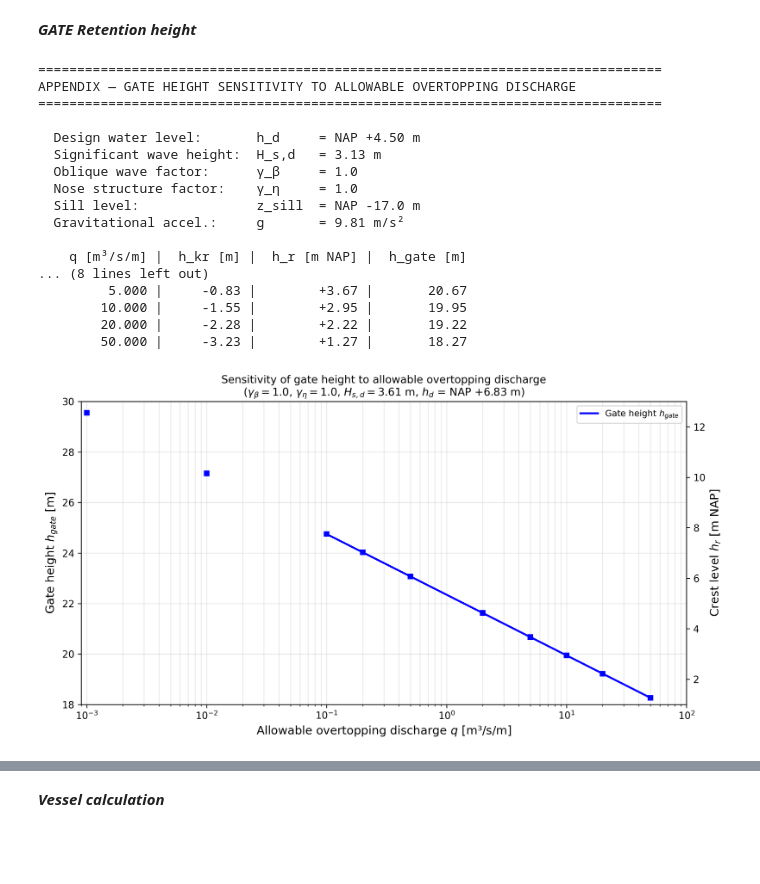
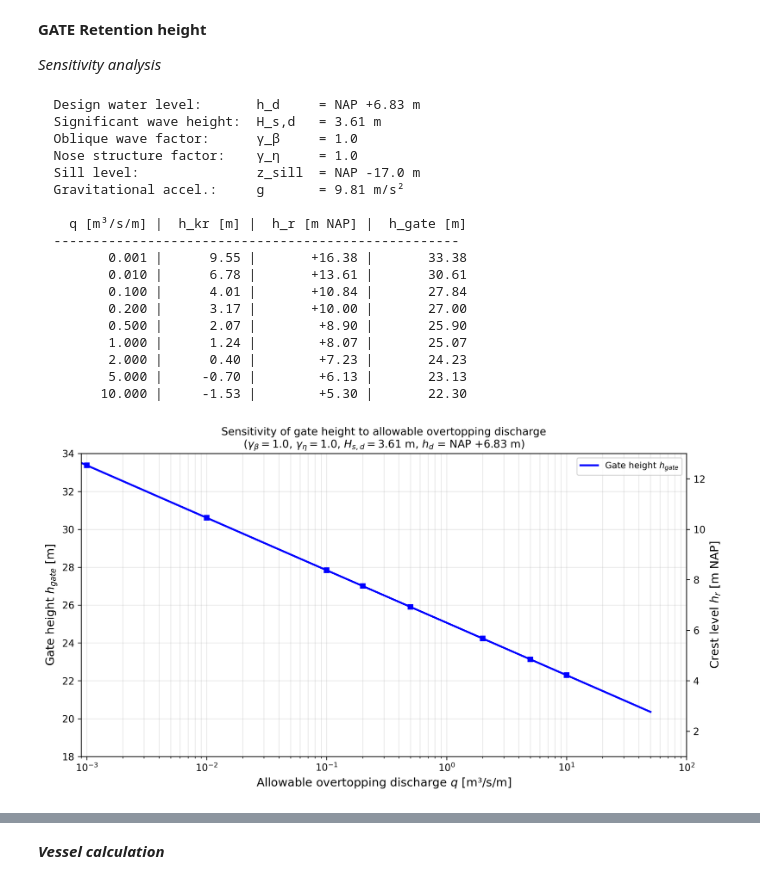
Before and after one commit to hsalden/The-Holland-Barrier, a Jupyter notebook: Functional_design.ipynb, the cells around one changed output, grey strips where cells are left out. Saved outputs shown, nothing was run; the diff lists cells and outputs as text; code cells hidden in the pictures; blank space fills up the shorter version.

```diff
--- a/Functional_design.ipynb
+++ b/Functional_design.ipynb
@@ -1,5 +1,7 @@
 # %% [markdown]
-***GATE Retention height***
+**GATE Retention height**
+
+*Sensitivity analysis*
 # %%
 import numpy as np
 import matplotlib.pyplot as plt
@@ -7,8 +9,8 @@ import matplotlib.pyplot as plt
 # ============================================================
 # INPUT PARAMETERS
 # ============================================================
-h_d        = 4.5     # Design water level [m NAP]
-H_s_d      = 3.13     # Design significant wave height [m]
+h_d        = 6.83     # Design water level [m NAP]
+H_s_d      = 3.61     # Design significant wave height [m]
 g          = 9.81     # Gravitational acceleration [m/s²]
 z_sill     = -17.0    # Sill level [m NAP]
 gamma_beta = 1.0      # Normal wave incidence
@@ -25,12 +27,9 @@ def calc_overtopping(q_val):
 # ============================================================
 # TABLE
 # ============================================================
-q_values = [ 0.001, 0.01, 0.1, 0.2, 0.5, 1.0, 2.0, 5.0, 10.0, 20.0, 50.0]
+q_values = [ 0.001, 0.01, 0.1, 0.2, 0.5, 1.0, 2.0, 5.0, 10]
 
-print("=" * 80)
-print("APPENDIX — GATE HEIGHT SENSITIVITY TO ALLOWABLE OVERTOPPING DISCHARGE")
-print("=" * 80)
-print()
+
 print(f"  Design water level:       h_d     = NAP +{h_d:.2f} m")
 print(f"  Significant wave height:  H_s,d   = {H_s_d:.2f} m")
 print(f"  Oblique wave factor:      γ_β     = {gamma_beta:.1f}")
@@ -43,13 +42,12 @@ print(f"  {'-' * 52}")
 
 for qi in q_values:
     h_kr_i, h_r_i, h_gate_i = calc_overtopping(qi)
-    marker = " ◄ WOWK" if qi == 1.0 else ""
-    print(f"  {qi:>12.3f} | {h_kr_i:>9.2f} | {h_r_i:>+12.2f} | {h_gate_i:>11.2f}{marker}")
+    print(f"  {qi:>12.3f} | {h_kr_i:>9.2f} | {h_r_i:>+12.2f} | {h_gate_i:>11.2f}")
 
 # ============================================================
 # PLOT
 # ============================================================
-q_plot = np.logspace(-1, 1.7, 500)
+q_plot = np.logspace(-10, 1.7, 500)
 h_kr_plot = -(1/3) * gamma_beta * gamma_eta * H_s_d * np.log(q_plot / denom)
 h_r_plot = h_d + h_kr_plot
 h_gate_plot = h_r_plot - z_sill
@@ -61,64 +59,50 @@ fig, ax1 = plt.subplots(figsize=(10, 5.5), dpi=300)
 
 # Main curve
 ax1.plot(q_plot, h_gate_plot, 'b-', linewidth=2.0, label='Gate height $h_{gate}$')
-
-# # q=1 highlight
-# ax1.plot(1.0, h_gate_1, 'ro', markersize=10, zorder=5,
-#          label=f'$q = 1$ m³/s/m (WOWK): $h_{{gate}}$ = {h_gate_1:.1f} m')
-
-
-
-# # Annotation for q=1
-# ax1.annotate(f'$q = 1$ m³/s/m\n$h_{{gate}}$ = {h_gate_1:.1f} m',
-#              xy=(1.0, h_gate_1), xytext=(3.0, h_gate_1 + 1.5),
-#              arrowprops=dict(arrowstyle='->', color='red', lw=1.5),
-#              fontsize=10, color='red', ha='left',
-#              bbox=dict(boxstyle='round,pad=0.3', facecolor='lightyellow',
-#                        edgecolor='red', alpha=0.9))
-
 
 
 # Discrete points
 for qi in q_values:
     h_kr_i, h_r_i, h_gate_i = calc_overtopping(qi)
     if qi != 1.0:
         ax1.plot(qi, h_gate_i, 'bs', markersize=5, zorder=4)
 
 ax1.set_xscale('log')
 ax1.set_xlabel('Allowable overtopping discharge $q$ [m³/s/m]', fontsize=12)
 ax1.set_ylabel('Gate height $h_{gate}$ [m]', fontsize=12)
 ax1.set_title('Sensitivity of gate height to allowable overtopping discharge\n'
               r'($\gamma_\beta = 1.0$, $\gamma_\eta = 1.0$, $H_{s,d} = 3.61$ m, '
               r'$h_d$ = NAP +6.83 m)', fontsize=11)
 ax1.legend(loc='upper right', fontsize=9)
 ax1.grid(True, which='both', alpha=0.3)
 ax1.set_xlim(0.0009, 100)
-ax1.set_ylim(18, 30)
+ax1.set_ylim(18, 34)
 
 # Secondary y-axis: crest level
 ax2 = ax1.twinx()
 ax2.set_ylim(18 + z_sill, 30 + z_sill)
 ax2.set_ylabel('Crest level $h_r$ [m NAP]', fontsize=12)
 
 plt.tight_layout()
 plt.savefig("gate_height_sensitivity_q.png", dpi=300, bbox_inches='tight')
 plt.show()
 # %% [output]
-================================================================================
-APPENDIX — GATE HEIGHT SENSITIVITY TO ALLOWABLE OVERTOPPING DISCHARGE
-================================================================================
-
-  Design water level:       h_d     = NAP +4.50 m
-  Significant wave height:  H_s,d   = 3.13 m
+  Design water level:       h_d     = NAP +6.83 m
+  Significant wave height:  H_s,d   = 3.61 m
   Oblique wave factor:      γ_β     = 1.0
   Nose structure factor:    γ_η     = 1.0
   Sill level:               z_sill  = NAP -17.0 m
   Gravitational accel.:     g       = 9.81 m/s²
 
     q [m³/s/m] |  h_kr [m] |  h_r [m NAP] |  h_gate [m]
-... (8 lines left out)
-         5.000 |     -0.83 |        +3.67 |       20.67
-        10.000 |     -1.55 |        +2.95 |       19.95
-        20.000 |     -2.28 |        +2.22 |       19.22
-        50.000 |     -3.23 |        +1.27 |       18.27
+  ----------------------------------------------------
+         0.001 |      9.55 |       +16.38 |       33.38
+         0.010 |      6.78 |       +13.61 |       30.61
+         0.100 |      4.01 |       +10.84 |       27.84
+         0.200 |      3.17 |       +10.00 |       27.00
+         0.500 |      2.07 |        +8.90 |       25.90
+         1.000 |      1.24 |        +8.07 |       25.07
+         2.000 |      0.40 |        +7.23 |       24.23
+         5.000 |     -0.70 |        +6.13 |       23.13
+        10.000 |     -1.53 |        +5.30 |       22.30
-[figure, old version]
+[figure, new version]
```
Also changed, not shown: parts of 3 cells of this notebook, 1 other file.
